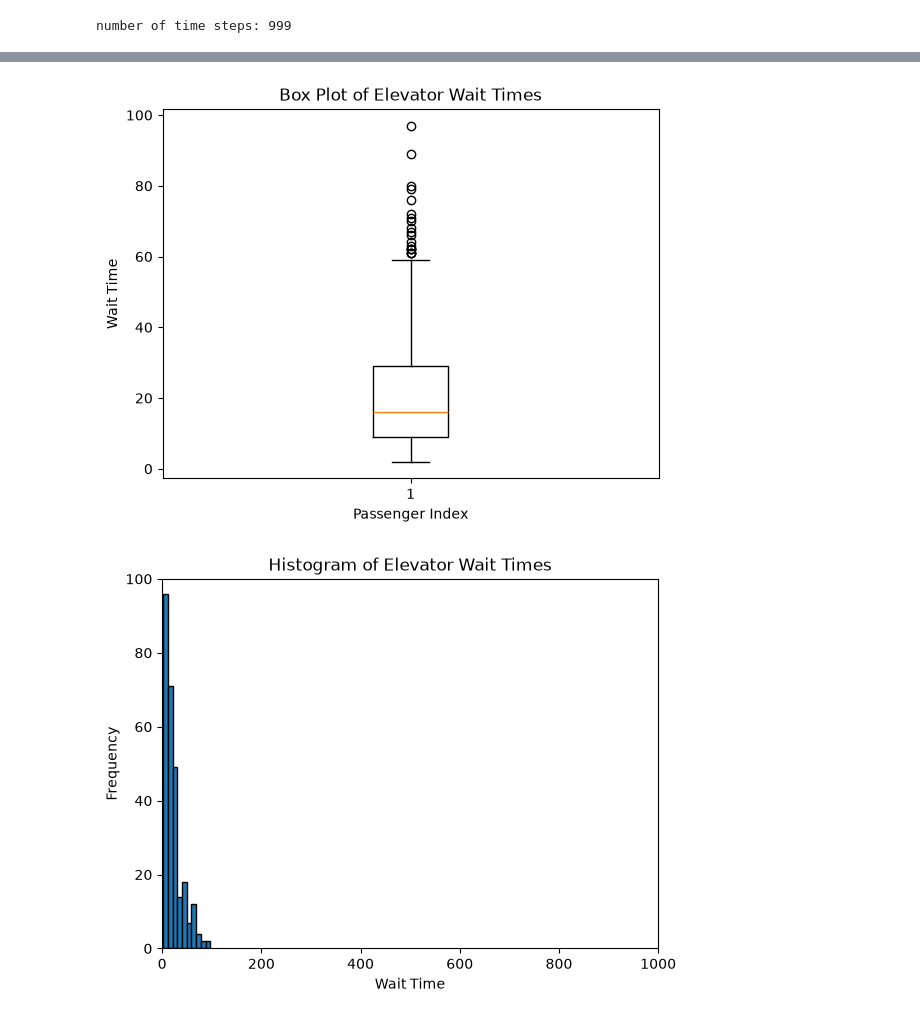
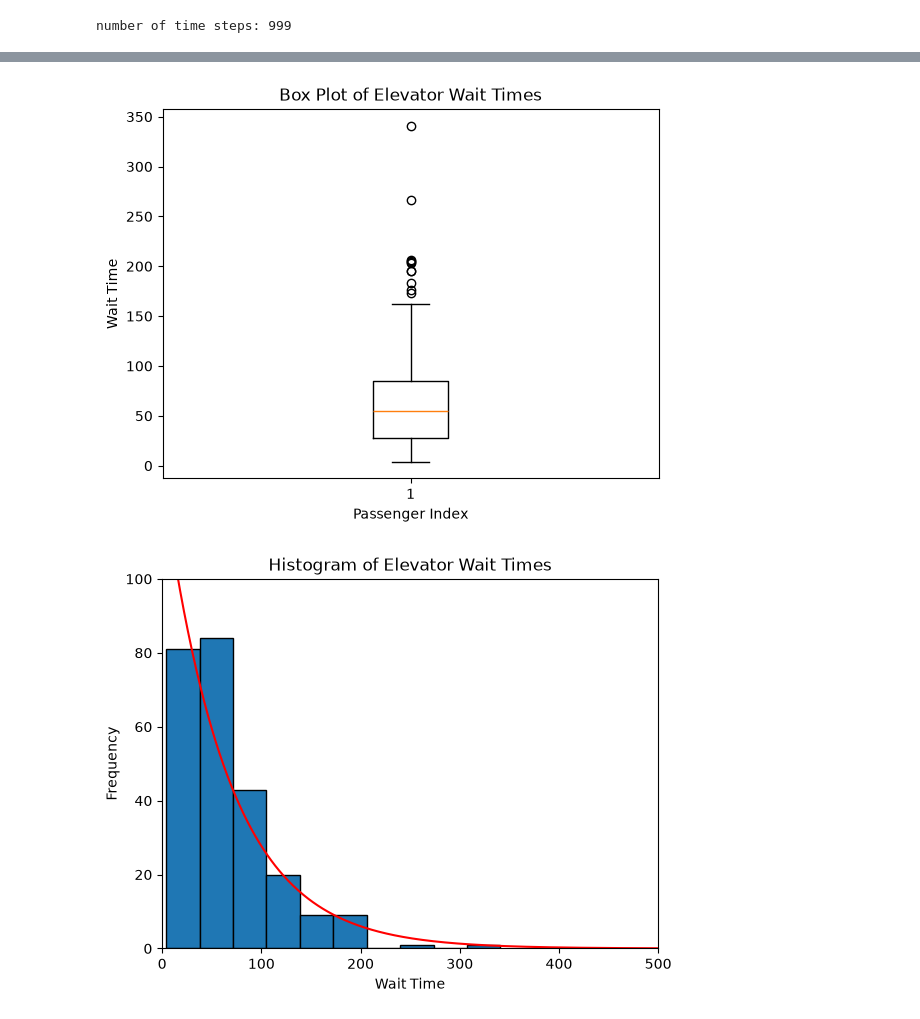
Before and after one commit to zoikhash/elevator, a Jupyter notebook: elevator.ipynb, the cells around one changed output, grey strips where cells are left out. Drawn from its saved outputs; the diff is of its cells as text; code cells hidden in the pictures.

Commit message:
Added zone-based strategy. Added exponential fit to histogram

```diff
--- a/elevator.ipynb
+++ b/elevator.ipynb
@@ -6,7 +6,7 @@ A simulation of a multiple elevators operating efficiently in a tall busy buildi
 # parameteric inputs
 nFloors = 100
 nPassengerIds = 1000
-capacityPerElevator = 10
+capacityPerElevator = 8
 nElevators = 4
 
 # program params
@@ -71,6 +72,9 @@ elevatorStates: list[list[Elevator]] = []
 
 # a dictionary to keep track of wait times for each passenger
 wait_times: dict[str, list[int]] = {}
+
+# a list to keep track of elevator full events
+elevator_full_events: list[tuple[int,int]] = []
 # %%
 ### strategies
 
@@ -247,8 +287,11 @@ for t in range(nTimeSteps):
     # naive scan
     # nextElevatorStates = strategy_scan(currentElevatorStates, active_requests)
 
-    # intelligent on-demand dispatch
-    nextElevatorStates = strategy_intelligent(currentElevatorStates, active_requests)
+    # more intelligent
+    # nextElevatorStates = strategy_intelligent(currentElevatorStates, active_requests)
+
+    # zone-based strategy
+    nextElevatorStates = strategy_zoneBased(currentElevatorStates, active_requests)
 
     # Advance to the next epoch's elevator positions.
     currentElevatorStates = nextElevatorStates
@@ -258,7 +301,7 @@ elevator_position_history = pd.DataFrame(
     columns=[f"elevator_{i}" for i in range(nElevators)]
 )
 elevator_position_history.to_csv(elevator_position_history_fn, index=False)
-print(elevator_position_history)
+# print(elevator_position_history)
 
 # print(currentElevatorStates)
 # %% [output]
@@ -304,6 +349,12 @@ if total_wait_times:
     print(f"Wait time standard error: {round(statistics.stdev(total_wait_times) / (len(total_wait_times) ** 0.5), 2)}")
     print(f"Wait time confidence interval (95%): [{round(statistics.mean(total_wait_times) - 1.96 * (statistics.stdev(total_wait_times) / (len(total_wait_times) ** 0.5)), 2)}, {round(statistics.mean(total_wait_times) + 1.96 * (statistics.stdev(total_wait_times) / (len(total_wait_times) ** 0.5)), 2)}]")
 
+# other observations:
+print("Elevator full events:")
+print(f"Total elevator full events: {len(elevator_full_events)}")
+for event in elevator_full_events:
+    print(f"\tt={event[0]}: Elevator {event[1]} was full")
+
 # draw a box plot:
 if total_wait_times:
     plt.boxplot(total_wait_times)
@@ -314,12 +365,17 @@ if total_wait_times:
 
 # draw a histogram
 if total_wait_times:
-    plt.hist(total_wait_times, bins=10, edgecolor='black')
     plt.title("Histogram of Elevator Wait Times")
     plt.xlabel("Wait Time")
     plt.ylabel("Frequency")
-    plt.xlim(0, 1000)
+    plt.xlim(0, 500)
     plt.ylim(0,100)
+    # overlay exponential fit for the histogram:
+    _, bins, _ = plt.hist(total_wait_times, bins=10, edgecolor='black')
+    scale = statistics.mean(total_wait_times)
+    x = range(1001)
+    plt.plot(x, [len(total_wait_times) * (bins[1] - bins[0]) / scale * exp(-v / scale) for v in x], 'r-')
+
     plt.show()
 # %% [output]
 Summary stats for elevator wait times (including ride time)
@@ -335,2 +398,2 @@ Wait time confidence interval (95%): [19.81, 24.14]
-[figure, old version]
+[figure, new version]
-[figure, old version]
+[figure, new version]
```
Also changed, not shown: parts of 5 cells of this notebook, 2 other files.
